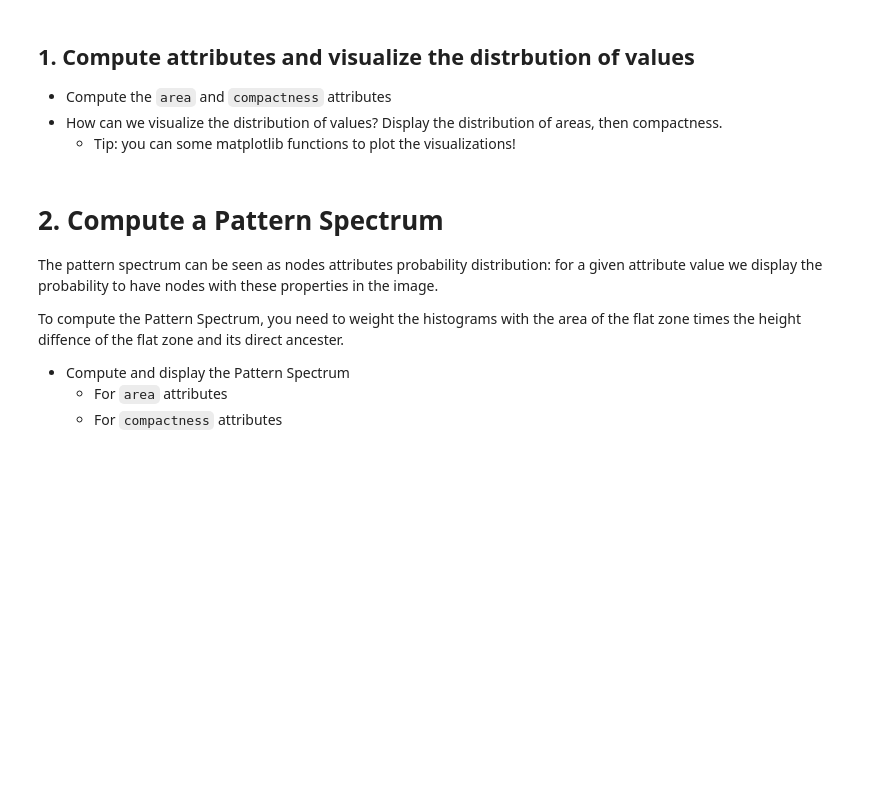
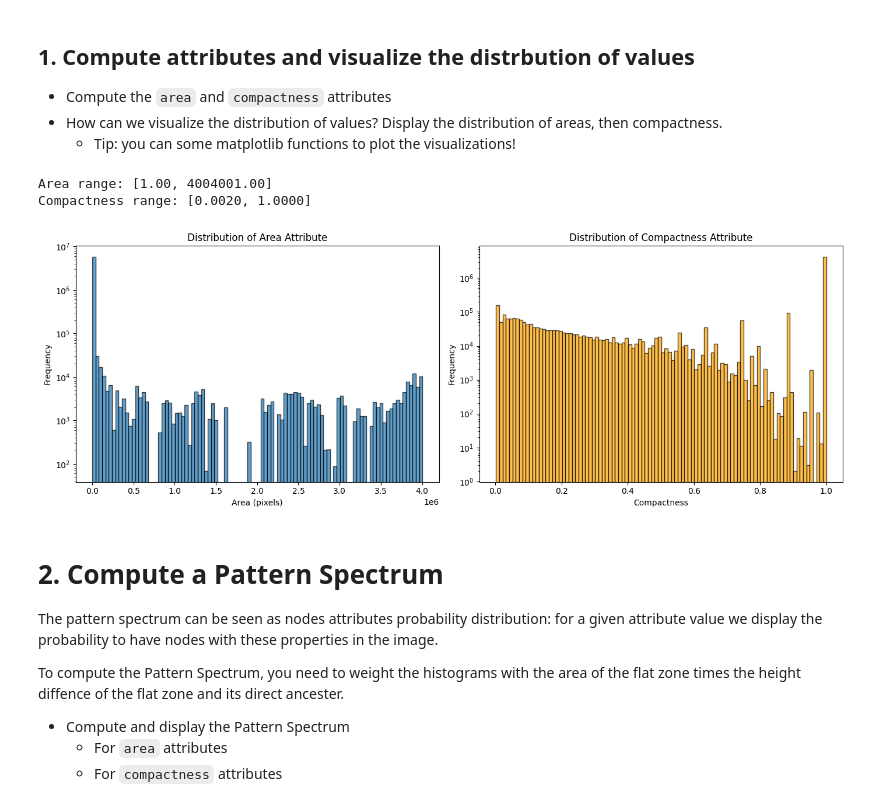
Before and after one commit to kshitijrajsharma/ersip-sprint, a Jupyter notebook: sprints/1/5 - Pattern Spectra.ipynb, the cells around one changed output. Cells and saved outputs as stored; diff of their text form; code cells hidden in the pictures; blank space fills up the shorter version.

```diff
--- a/sprints/1/5 - Pattern Spectra.ipynb
+++ b/sprints/1/5 - Pattern Spectra.ipynb
@@ -38,3 +39,30 @@ print(f"Max-tree nodes: {max_tree.num_nodes()}")
+# %%
+area = max_tree.get_attribute('area')
+compactness = max_tree.get_attribute('compactness')
+
+print(f"Area range: [{area.min():.2f}, {area.max():.2f}]")
+print(f"Compactness range: [{compactness.min():.4f}, {compactness.max():.4f}]")
+
+fig, axes = plt.subplots(1, 2, figsize=(14, 5))
+
+axes[0].hist(area, bins=100, edgecolor='black', alpha=0.7)
+axes[0].set_xlabel('Area (pixels)')
+axes[0].set_ylabel('Frequency')
+axes[0].set_title('Distribution of Area Attribute')
+axes[0].set_yscale('log')
+
+axes[1].hist(compactness, bins=100, edgecolor='black', alpha=0.7, color='orange')
+axes[1].set_xlabel('Compactness')
+axes[1].set_ylabel('Frequency')
+axes[1].set_title('Distribution of Compactness Attribute')
+axes[1].set_yscale('log')
+
+plt.tight_layout()
+plt.show()
+# %% [output]
+Area range: [1.00, 4004001.00]
+Compactness range: [0.0020, 1.0000]
+[figure, added]
 # %% [markdown]
 # 2. Compute a Pattern Spectrum
 
```
Also changed, not shown: parts of 6 cells of this notebook, 1 other file.
